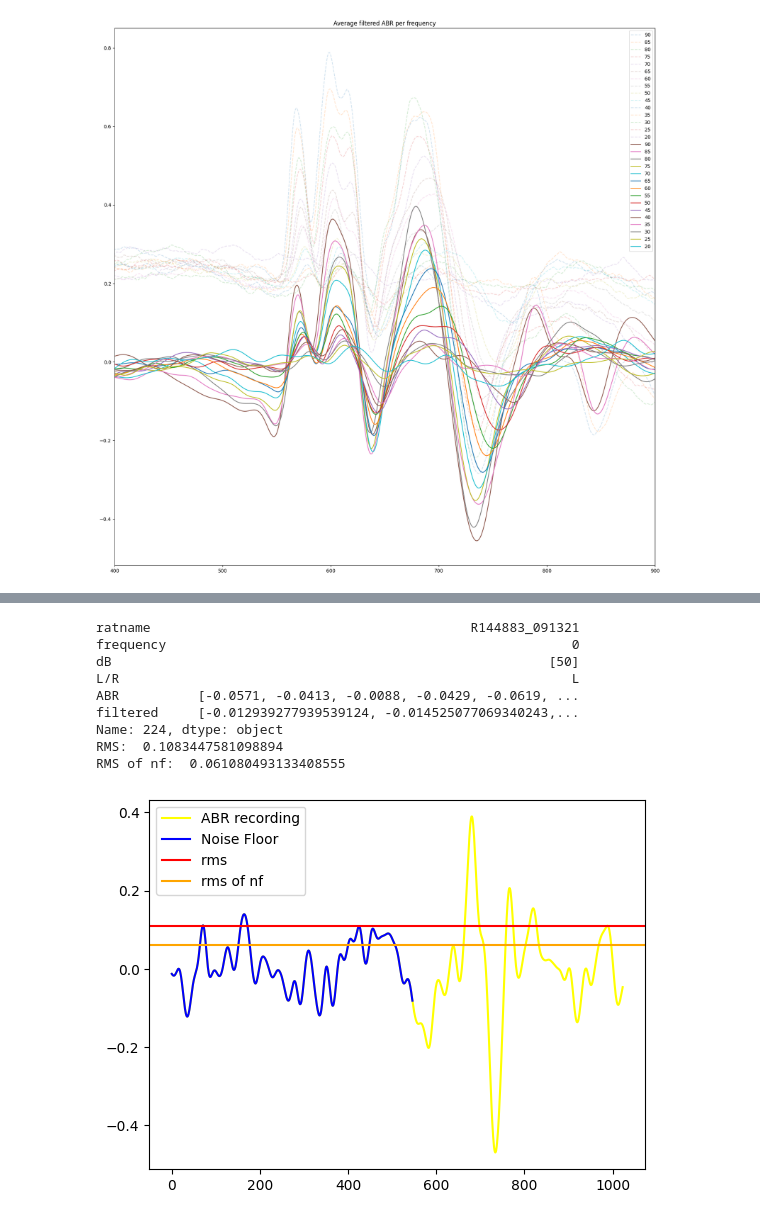
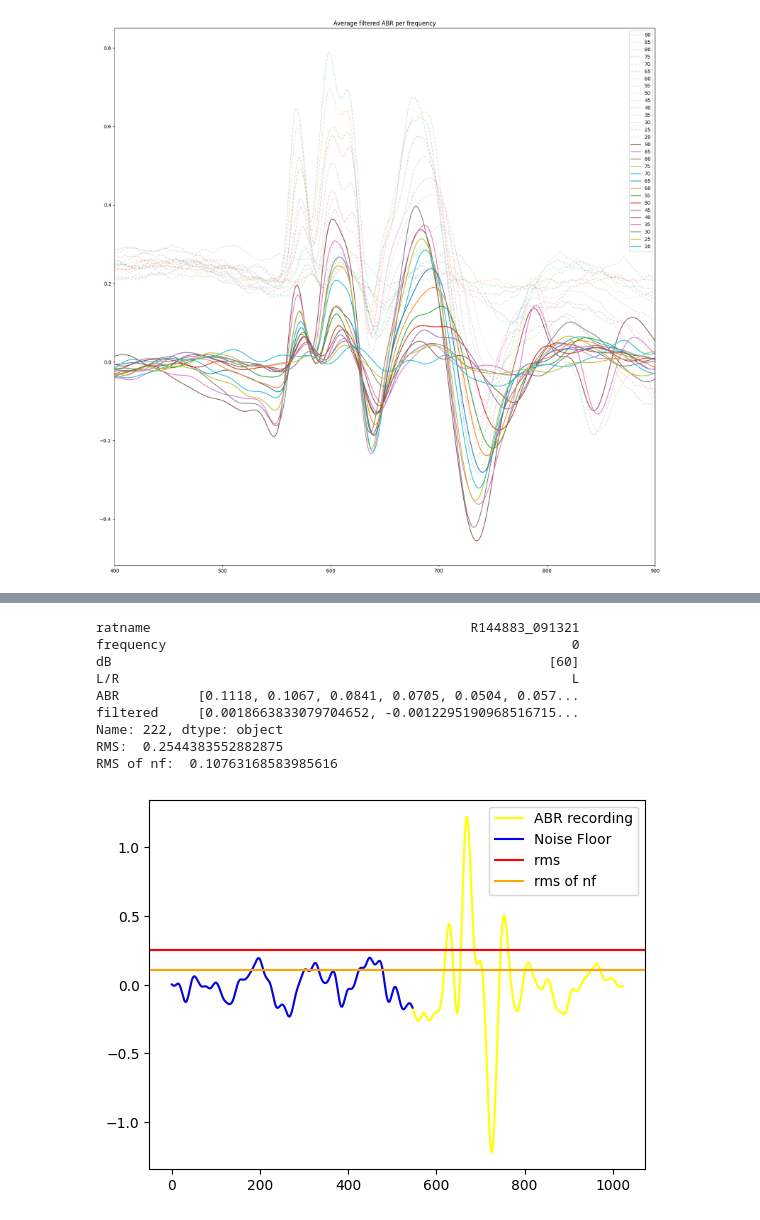
Before and after one commit to DeckerDreams/ABR_Processing, a Jupyter notebook: auto_abr_updated.ipynb, the cells around one changed output, grey strips where cells are left out. Drawn from its saved outputs; the diff is of its cells as text; code cells hidden in the pictures.

```diff
--- a/auto_abr_updated.ipynb
+++ b/auto_abr_updated.ipynb
@@ -16,9 +17,6 @@ folder = "data_text_files/"
 rats = os.listdir(folder)
 rats = list(filter(lambda x: x!=".DS_Store", rats))
 print(rats)
-
-
-
 
 
 #functions
@@ -68,6 +66,7 @@ freqs = [0, 2000, 4000, 8000, 16000, 24000, 32000]
 # dbs = [90, 85, 80, 75, 70, 65, 60, 55, 50, 45, 40, 35, 30, 25, 20, 15, 90, 85, 80, 75, 70, 65, 60, 55, 50, 45, 40, 35, 30, 25, 20, 15] --> read from file some stops at 20, 15 or 10
 
 f = 0
+index = 0
 
 for rat in rats:
     i = 0
@@ -252,44 +254,44 @@ ratname('042022')
 #calculate noise floor
 
 ####### testing random samples of data #########
-x = 224
+x = 222
 ################################################
 
 
 #*********** note sero position   ***********
 z_pos = 548 -1
 
 
 
 print(df_all.loc[x])
 plt.plot(df_all['filtered'][x], color = 'yellow', label = 'ABR recording')
 
 data = df_all['filtered'][x]
 nf = data[:z_pos]
 rms = np.sqrt(np.mean(data**2))
 rms_nf = np.sqrt(np.mean(nf**2))
 
 print("RMS: ", rms)
 print("RMS of nf: ", rms_nf)
 
 
 plt.plot(nf, color = 'blue', label = 'Noise Floor')
 plt.axhline(y = rms,color = 'r', label = 'rms ')
 plt.axhline(y = rms_nf ,color = 'orange', label = 'rms of nf')
 
 plt.legend()
 plt.show()
 # %% [output]
 ratname                                         R144883_091321
 frequency                                                    0
-dB                                                        [50]
+dB                                                        [60]
 L/R                                                          L
-ABR          [-0.0571, -0.0413, -0.0088, -0.0429, -0.0619, ...
-filtered     [-0.012939277939539124, -0.014525077069340243,...
-Name: 224, dtype: object
-RMS:  0.1083447581098894
-RMS of nf:  0.061080493133408555
+ABR          [0.1118, 0.1067, 0.0841, 0.0705, 0.0504, 0.057...
+filtered     [0.0018663833079704652, -0.0012295190968516715...
+Name: 222, dtype: object
+RMS:  0.2544383552882875
+RMS of nf:  0.10763168583985616
-[figure, old version]
+[figure, new version]
 # %%
 #determine threshold
 
```
Also changed, not shown: parts of 6 cells of this notebook.
